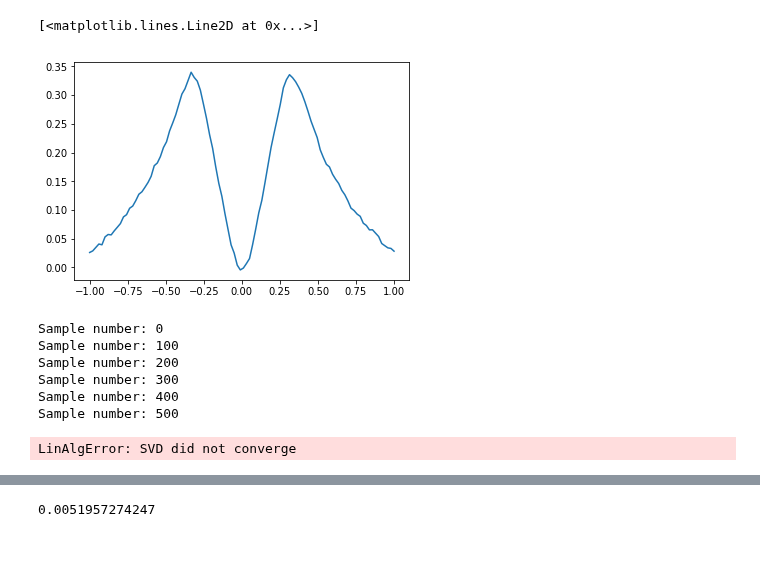
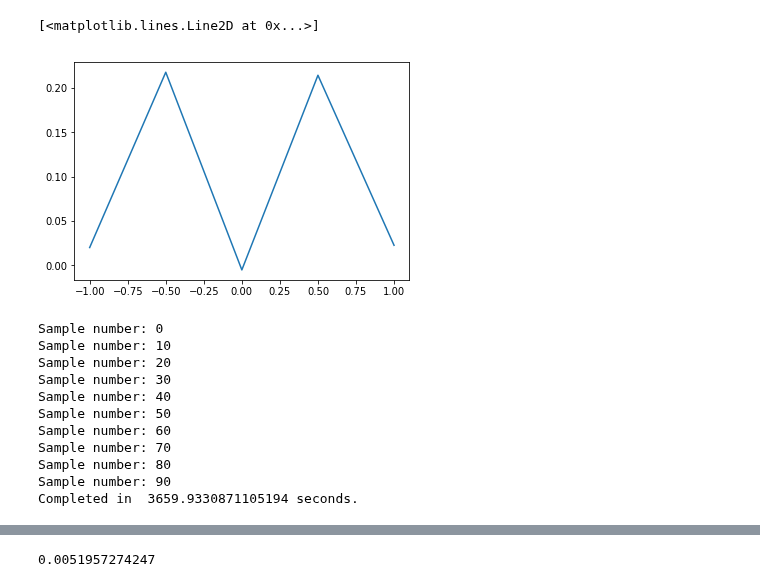
Before and after one commit to Quantumgame/quantum-ml, a Jupyter notebook: test_notebooks/distributions.ipynb, the cells around one changed output, grey strips where cells are left out. Cells and saved outputs as stored; diff of their text form; code cells hidden in the pictures; blank space fills up the shorter version.

```diff
--- a/test_notebooks/distributions.ipynb
+++ b/test_notebooks/distributions.ipynb
@@ -42,35 +42,35 @@ dx_scale = '1e-9'
 
 kT = 400e-6
 b1 = (-200e-3,-0.31,0.1,1)
 d = (200e-3,0.0,0.1,1)
 b2 = (-200e-3,0.31,0.1,1)
 
-x = np.linspace(-1,1,100)
+x = np.linspace(-1,1,5)
 V = potential_profile.V_x_wire(x,[b1,d,b2])
 
 K_onsite = 5e-3
 sigma = x[1] - x[0]
 x_0 = (x[1] - x[0])
 mu_l = (100.0e-3,100.1e-3)
 battery_weight = 100
 
 physics_model = (E_scale,dx_scale,kT,x,V,K_onsite,sigma,x_0,mu_l,battery_weight)
 
 # graph parameters
 graph_model = (1,1)
 
 tf_strategy = 'simple'
 
 # white noise
 V_peak_noise =10000e-6
 V_noise = V_peak_noise*np.random.rand(len(x))
 
 
 #plt.plot(V_spec)
 plt.plot(x,V + V_noise)
 # %% [output]
 [<matplotlib.lines.Line2D at 0x...>]
-[figure, old version]
+[figure, new version]
 # %%
 import time
 st = time.time()
@@ -83,7 +83,7 @@ b2 = (-200e-3,0.30,0.1,1)
 
 K_onsite = 5e-3
 # number of random samples to use
-N_samples = 1000
+N_samples = 100
 sigma_mu = 0.05
 
 def create_dist(mean,sigma_mu,N_samples):
@@ -127,7 +127,7 @@ for i in range(N_samples):
     battery_weight = 1000
 
     # graph parameters
-    graph_model = (15,1)
+    graph_model = (10,1)
 
     tf_strategy = 'simple'
 
@@ -153,12 +153,16 @@ for i in range(N_samples):
 print("Completed in ",time.time()-st,"seconds.")
 # %% [output]
 Sample number: 0
-Sample number: 100
-Sample number: 200
-Sample number: 300
-Sample number: 400
-Sample number: 500
+Sample number: 10
+Sample number: 20
+Sample number: 30
+Sample number: 40
+Sample number: 50
+Sample number: 60
+Sample number: 70
+Sample number: 80
+Sample number: 90
+Completed in  3659.9330871105194 seconds.
-LinAlgError: SVD did not converge
 # %%
 XX,YY = np.meshgrid(V_d_vec,np.arange(N_samples))
 plt.pcolor(XX,YY,I_vec,cmap="summer")
```
Also changed, not shown: parts of 8 cells of this notebook, 2 other files.
